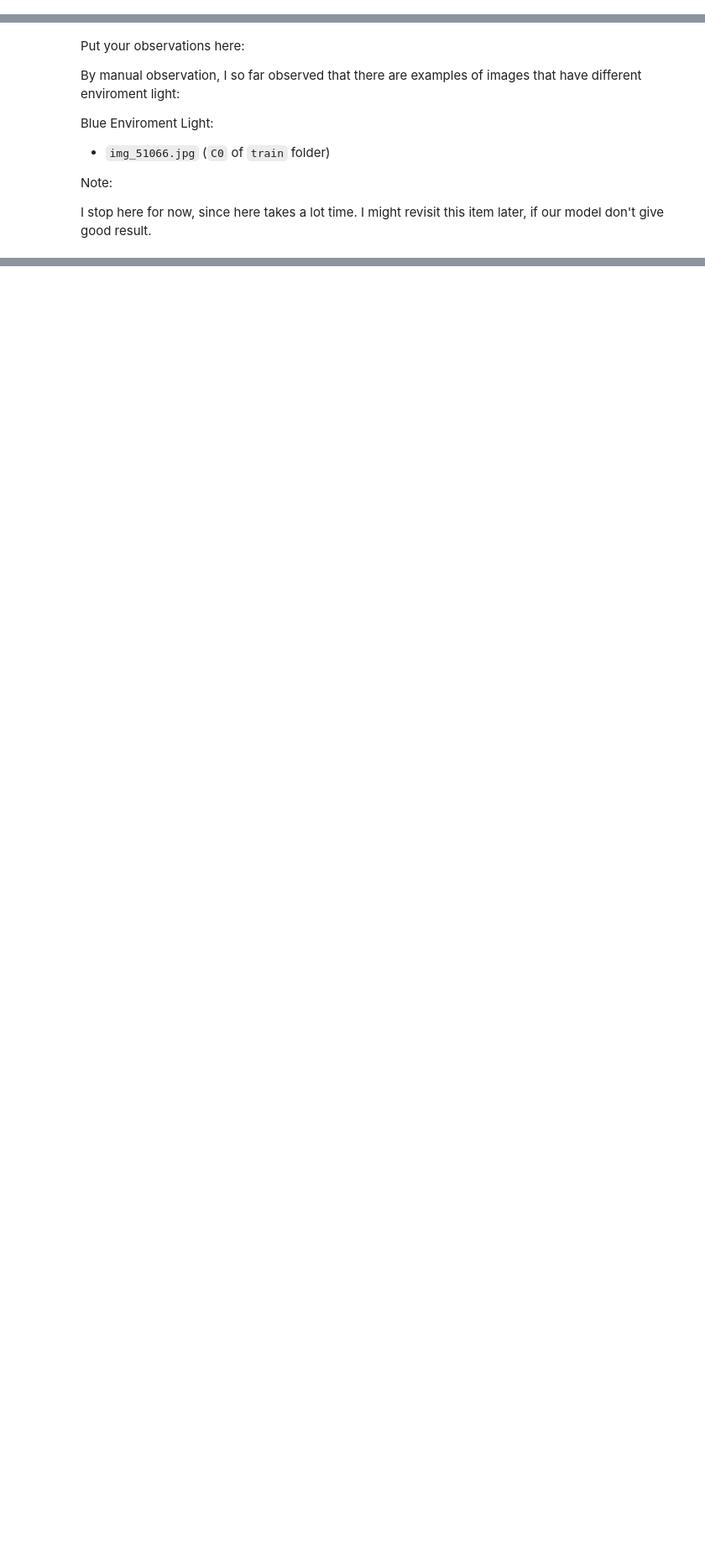
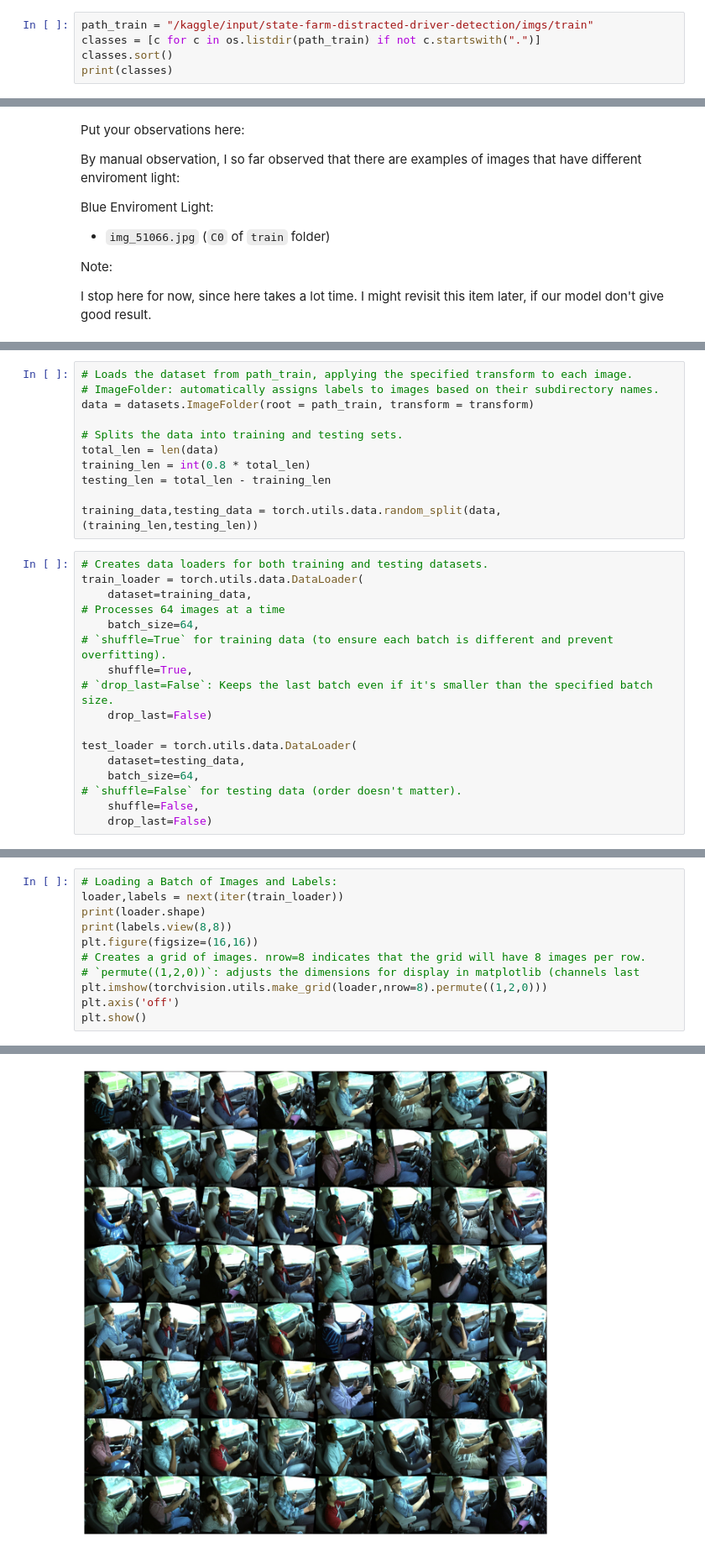
Before and after one commit to perryzjc/state-farm-distracted-driver-detector, a Jupyter notebook: ai-studio-farmers-insurance-project.ipynb, the cells around one changed output, grey strips where cells are left out. Shown at 84% size. Cells and saved outputs as stored; diff of their text form; blank space fills up the shorter version.

Commit message:
Kaggle Notebook | AI_Studio_Farmers_Insurance_Project | Version 13

```diff
--- a/ai-studio-farmers-insurance-project.ipynb
+++ b/ai-studio-farmers-insurance-project.ipynb
@@ -39,0 +54,5 @@ df.head(5)
+# %%
+path_train = "/kaggle/input/state-farm-distracted-driver-detection/imgs/train"
+classes = [c for c in os.listdir(path_train) if not c.startswith(".")]
+classes.sort()
+print(classes)
@@ -331,0 +322,28 @@ Name: proportion, dtype: float64
+# %%
+# Loads the dataset from path_train, applying the specified transform to each image.
+# ImageFolder: automatically assigns labels to images based on their subdirectory names.
+data = datasets.ImageFolder(root = path_train, transform = transform)
+
+# Splits the data into training and testing sets.
+total_len = len(data)
+training_len = int(0.8 * total_len)
+testing_len = total_len - training_len
+
+training_data,testing_data = torch.utils.data.random_split(data,(training_len,testing_len))
+# %%
+# Creates data loaders for both training and testing datasets.
+train_loader = torch.utils.data.DataLoader(
+    dataset=training_data,
+# Processes 64 images at a time
+    batch_size=64,
+# `shuffle=True` for training data (to ensure each batch is different and prevent overfitting).
+    shuffle=True,
+# `drop_last=False`: Keeps the last batch even if it's smaller than the specified batch size.
+    drop_last=False)
+
+test_loader = torch.utils.data.DataLoader(
+    dataset=testing_data,
+    batch_size=64,
+# `shuffle=False` for testing data (order doesn't matter).
+    shuffle=False,
+    drop_last=False)
@@ -331,0 +359,12 @@ Name: proportion, dtype: float64
+# %%
+# Loading a Batch of Images and Labels:
+loader,labels = next(iter(train_loader))
+print(loader.shape)
+print(labels.view(8,8))
+plt.figure(figsize=(16,16))
+# Creates a grid of images. nrow=8 indicates that the grid will have 8 images per row.
+# `permute((1,2,0))`: adjusts the dimensions for display in matplotlib (channels last
+plt.imshow(torchvision.utils.make_grid(loader,nrow=8).permute((1,2,0)))
+plt.axis('off')
+plt.show()
+# %% [output]
@@ -332,3 +380,4 @@ Name: proportion, dtype: float64
+[figure, added]
 # %% [markdown]
 ## 2. Model Selection / Experiments
 We are quite new to this area, so let's do some experiments. James have provided some links he found seems to be helpful.
```
Also changed, not shown: parts of 62 cells of this notebook.
